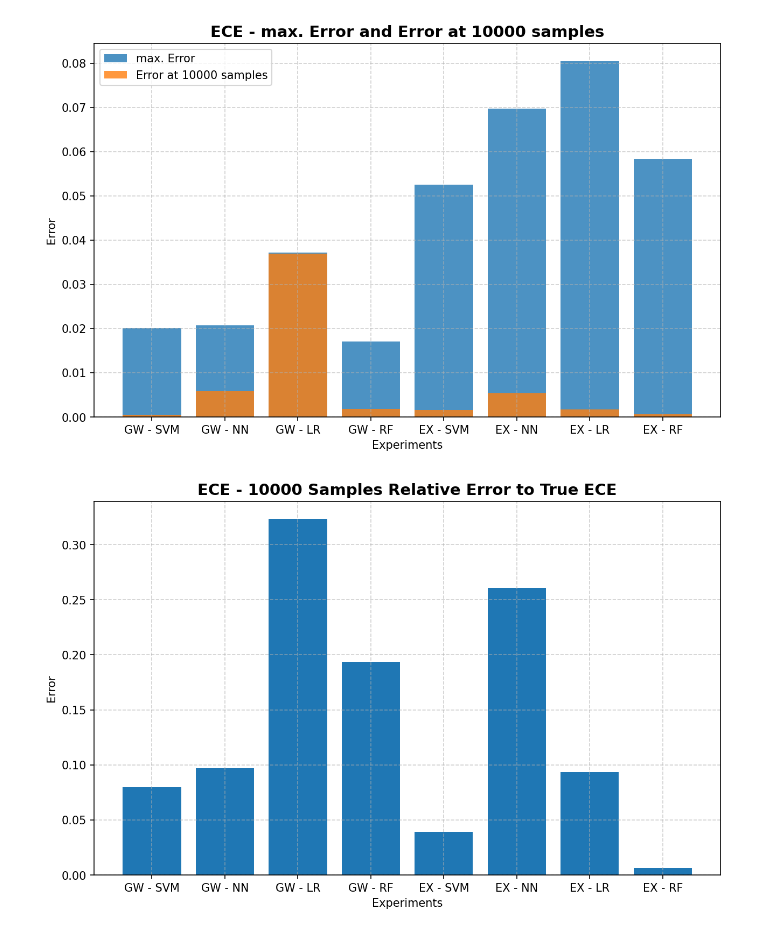
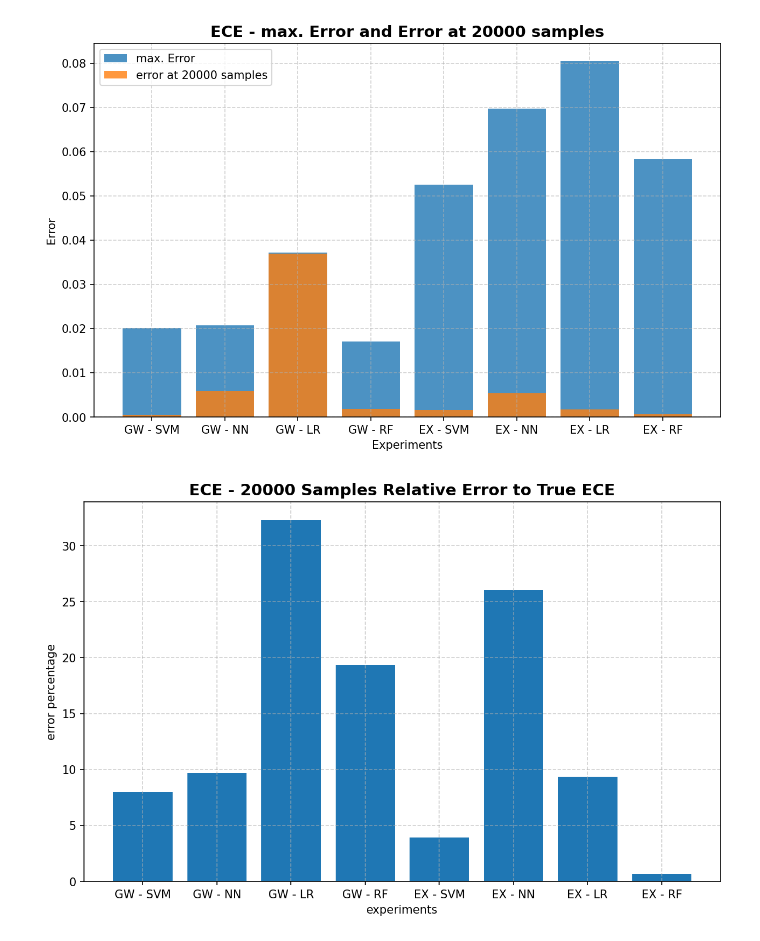
Before and after one commit to moritzsoelderer/Bachelor-Thesis-Should-you-use-the-ECE, a Jupyter notebook: src/experiments/misc_scripts/determine_ece_error.ipynb, the cells around one changed output. Saved outputs shown, nothing was run; the diff lists cells and outputs as text; code cells hidden in the pictures.

```diff
--- a/src/experiments/misc_scripts/determine_ece_error.ipynb
+++ b/src/experiments/misc_scripts/determine_ece_error.ipynb
@@ -25,7 +28,7 @@ filenames = [
 
 eces = []
 max_errors = []
-errors_10000 = []
+errors_20000 = []
 true_ecess = []
 for filename in filenames:
     with (open(filename, 'rb') as file):
@@ -39,16 +42,16 @@ for filename in filenames:
         eces.append(ece_means)
         true_ecess.append(true_eces)
         max_errors.append(np.max(np.abs(ece_means - true_eces)))
-        errors_10000.append(np.abs(ece_means[-1] - true_eces[-1]))
+        errors_20000.append(np.abs(ece_means[-1] - true_eces[-1]))
 
 
 true_ecess = np.array(true_ecess)
 eces = np.array(eces)
 max_errors = np.array(max_errors)
-errors_10000 = np.array(errors_10000)
-print(eces)
-print(max_errors)
-print(errors_10000)
+errors_20000 = np.array(errors_20000)
+print(eces.shape)
+print(max_errors.shape)
+print(errors_20000.shape)
 # %% [output]
 ../varying_test_sample_size_dataset_family/data/Gummy Worm Dataset__SVM__Gummy Worm Dataset Family__AbsoluteValues__20250405_032919.pkl
 ../varying_test_sample_size_dataset_family/data/Gummy Worm Dataset__Neural Network__Gummy Worm Dataset Family__AbsoluteValues__20250311_015848.pkl
@@ -95,16 +90,16 @@ plt.show()
 # %%
 x = ["GW - SVM", "GW - NN", "GW - LR", "GW - RF", "EX - SVM", "EX - NN", "EX - LR", "EX - RF"]
 
-true_eces_10000 = true_ecess[:, -1]
-relative_errors = errors_10000 / true_eces_10000
+true_eces_20000 = true_ecess[:, -1]
+relative_errors = errors_20000 / true_eces_20000
 
 plt.figure(figsize=(10, 6), dpi=150)
-plt.bar(x, relative_errors)
-plt.xlabel("Experiments")
-plt.ylabel("Error")
+plt.bar(x, relative_errors * 100)
+plt.xlabel("experiments")
+plt.ylabel("error percentage")
 plt.grid(True, linestyle='--', alpha=0.6)
-plt.title("ECE - 10000 Samples Relative Error to True ECE", fontsize=14, fontweight="bold")
-plt.savefig("./10000_samples_relative_error_to_true_ece")
+plt.title("ECE - 20000 Samples Relative Error to True ECE", fontsize=14, fontweight="bold")
+plt.savefig("./20000_samples_relative_error_to_true_ece")
 plt.show()
 # %% [output]
-[figure, old version]
+[figure, new version]
```
Also changed, not shown: parts of 4 cells of this notebook, 2 other files.
